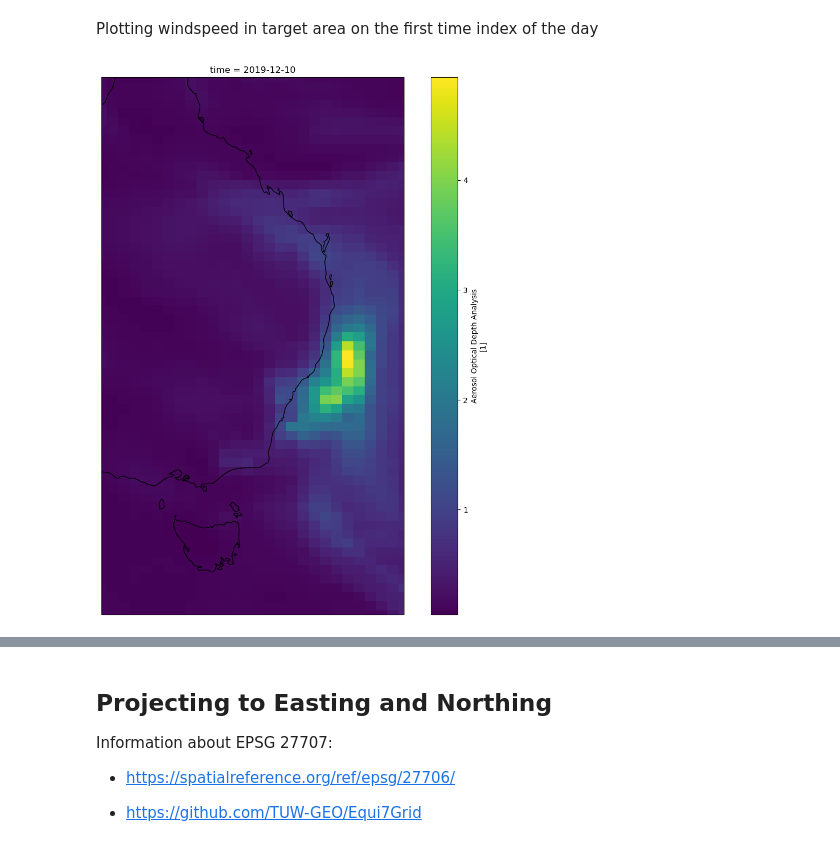
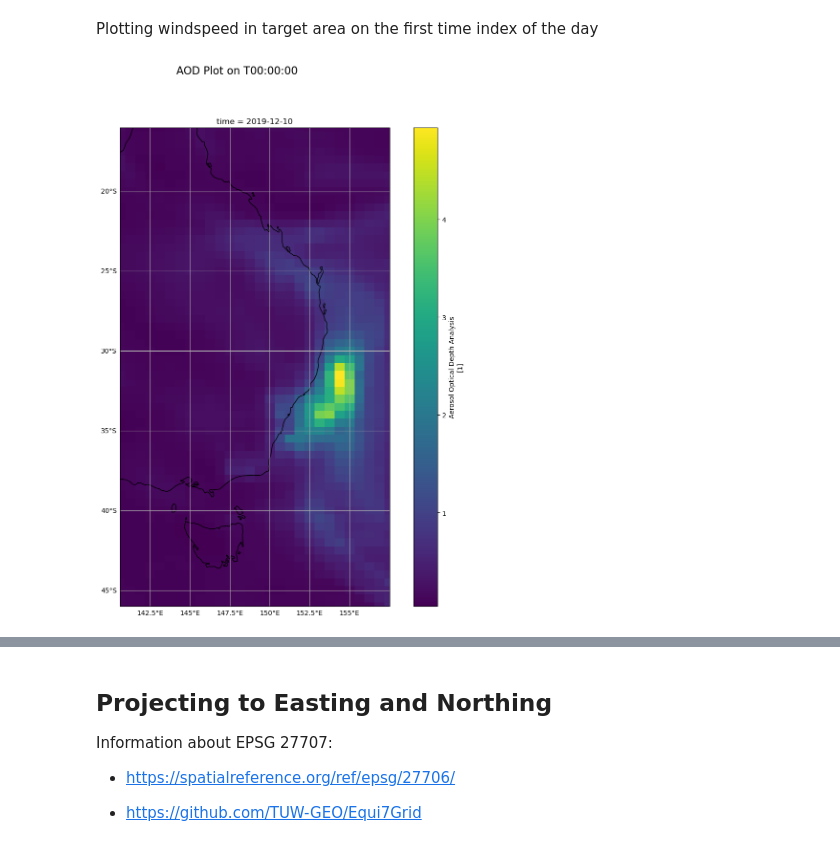
Before and after one commit to andradhandra/advectionGP, a Jupyter notebook: disertation.ipynb, the cells around one changed output, grey strips where cells are left out. Saved outputs shown, nothing was run; the diff lists cells and outputs as text; code cells hidden in the pictures.

```diff
--- a/disertation.ipynb
+++ b/disertation.ipynb
@@ -245,14 +265,17 @@ plt.show()
 # %% [markdown]
 Plotting windspeed in target area on the first time index of the day
 # %%
-mapAod = aodanaData.isel(time=0).plot(figsize=(13,13), subplot_kws=dict(projection=ccrs.PlateCarree()),
+aodPlot = aodanaData.isel(time=0).plot(figsize=(13,13), subplot_kws=dict(projection=ccrs.PlateCarree()),
     transform=ccrs.PlateCarree())
-mapAod.axes.set_extent(targetCoordinates)
-mapAod.axes.add_feature(NaturalEarthFeature('physical', 'coastline', '50m'),
+aodPlot.axes.set_extent(targetCoordinates)
+aodPlot.axes.add_feature(NaturalEarthFeature('physical', 'coastline', '50m'),
               facecolor='none', edgecolor='black')
-
+gl = aodPlot.axes.gridlines(draw_labels=True)
+gl.top_labels = False
+gl.right_labels = False
+plt.suptitle("AOD Plot on T00:00:00", fontsize=16)
 plt.show()
 # %% [output]
-[figure, old version]
+[figure, new version]
 # %%
 mapAod = aodanaData.plot(col="time", subplot_kws=dict(projection=ccrs.PlateCarree()),
```
Also changed, not shown: parts of 7 cells of this notebook.
